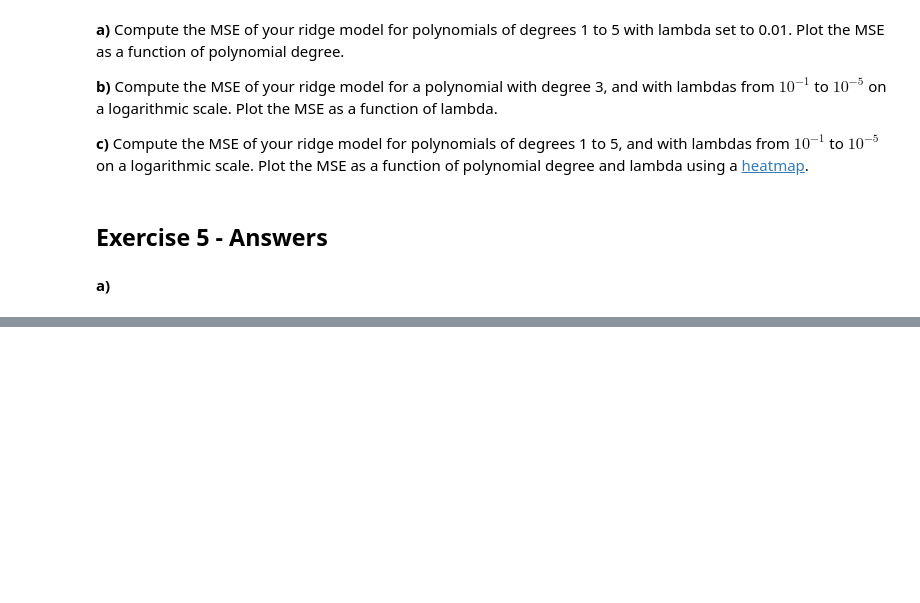
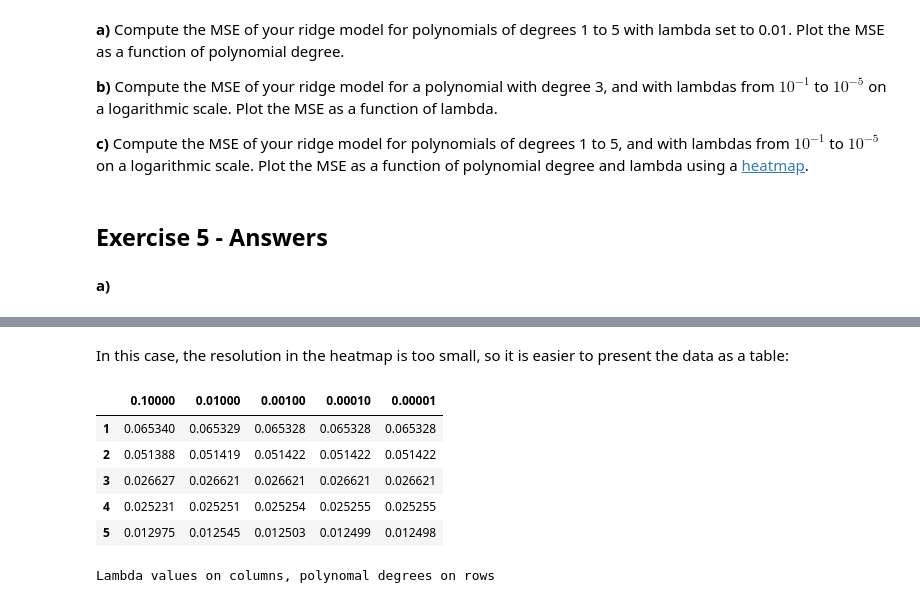
Before and after one commit to aadnerol/FYS-STK3155, a Jupyter notebook: Weekly Exercises/Week 36/exercisesweek36.ipynb, the cells around one changed output, grey strips where cells are left out. Cells and saved outputs as stored; diff of their text form; code cells hidden in the pictures; blank space fills up the shorter version.

```diff
--- a/Weekly Exercises/Week 36/exercisesweek36.ipynb
+++ b/Weekly Exercises/Week 36/exercisesweek36.ipynb
@@ -269,0 +364,16 @@ plt.show()
+# %% [markdown]
+In this case, the resolution in the heatmap is too small, so it is easier to present the data as a table:
+# %%
+import pandas as pd
+df = pd.DataFrame(MSE, degrees, lambdas)
+display(df)
+
+print("Lambda values on columns, polynomal degrees on rows")
+# %% [output]
+|  | 0.10000 | 0.01000 | 0.00100 | 0.00010 | 0.00001 |
+| 1 | 0.065340 | 0.065329 | 0.065328 | 0.065328 | 0.065328 |
+| 2 | 0.051388 | 0.051419 | 0.051422 | 0.051422 | 0.051422 |
+| 3 | 0.026627 | 0.026621 | 0.026621 | 0.026621 | 0.026621 |
+| 4 | 0.025231 | 0.025251 | 0.025254 | 0.025255 | 0.025255 |
+| 5 | 0.012975 | 0.012545 | 0.012503 | 0.012499 | 0.012498 |
+Lambda values on columns, polynomal degrees on rows
```
Also changed, not shown: parts of 8 cells of this notebook.
